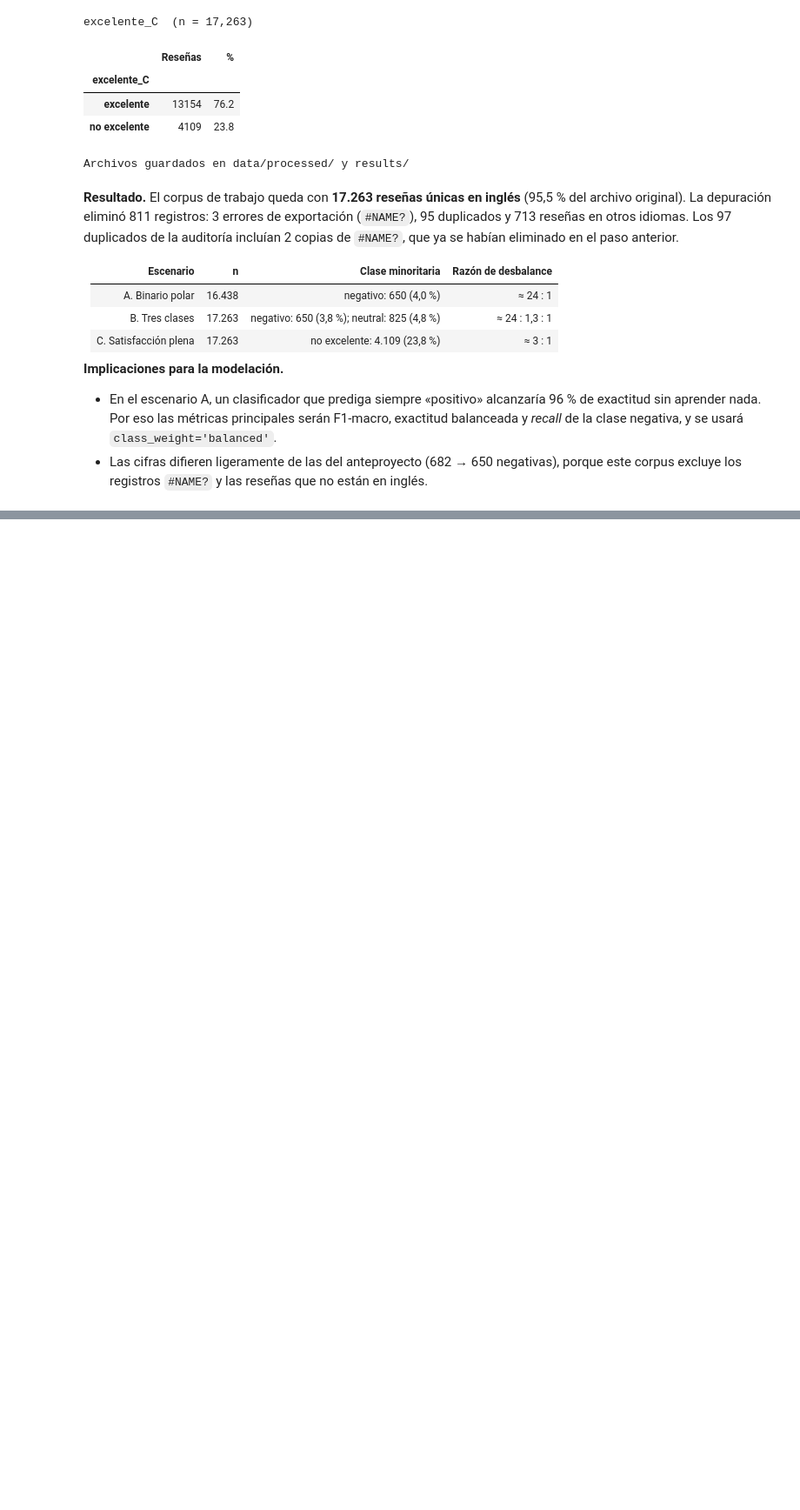
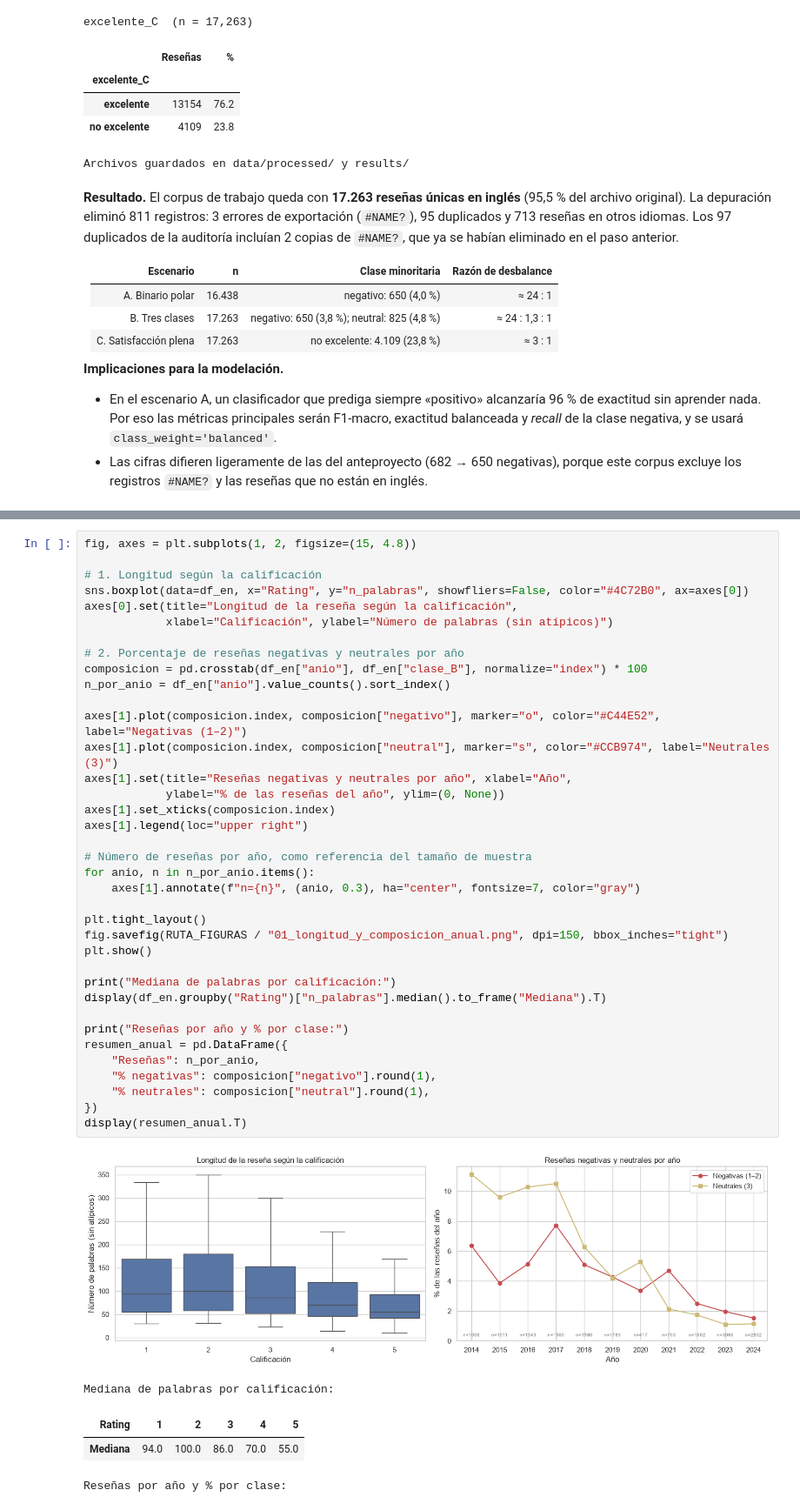
Before and after one commit to isabelmorales2108-ux/pln-luxuryhotels-sentimiento, a Jupyter notebook: notebooks/01_datos_y_exploracion.ipynb, the cells around one changed output, grey strips where cells are left out. Shown at 87% size. Cells and saved outputs as stored; diff of their text form; blank space fills up the shorter version.

```diff
--- a/notebooks/01_datos_y_exploracion.ipynb
+++ b/notebooks/01_datos_y_exploracion.ipynb
@@ -313,0 +330,43 @@ Archivos guardados en data/processed/ y results/
+# %%
+fig, axes = plt.subplots(1, 2, figsize=(15, 4.8))
+
+# 1. Longitud según la calificación
+sns.boxplot(data=df_en, x="Rating", y="n_palabras", showfliers=False, color="#4C72B0", ax=axes[0])
+axes[0].set(title="Longitud de la reseña según la calificación",
+            xlabel="Calificación", ylabel="Número de palabras (sin atípicos)")
+
+# 2. Porcentaje de reseñas negativas y neutrales por año
+composicion = pd.crosstab(df_en["anio"], df_en["clase_B"], normalize="index") * 100
+n_por_anio = df_en["anio"].value_counts().sort_index()
+
+axes[1].plot(composicion.index, composicion["negativo"], marker="o", color="#C44E52", label="Negativas (1–2)")
+axes[1].plot(composicion.index, composicion["neutral"], marker="s", color="#CCB974", label="Neutrales (3)")
+axes[1].set(title="Reseñas negativas y neutrales por año", xlabel="Año",
+            ylabel="% de las reseñas del año", ylim=(0, None))
+axes[1].set_xticks(composicion.index)
+axes[1].legend(loc="upper right")
+
+# Número de reseñas por año, como referencia del tamaño de muestra
+for anio, n in n_por_anio.items():
+    axes[1].annotate(f"n={n}", (anio, 0.3), ha="center", fontsize=7, color="gray")
+
+plt.tight_layout()
+fig.savefig(RUTA_FIGURAS / "01_longitud_y_composicion_anual.png", dpi=150, bbox_inches="tight")
+plt.show()
+
+print("Mediana de palabras por calificación:")
+display(df_en.groupby("Rating")["n_palabras"].median().to_frame("Mediana").T)
+
+print("Reseñas por año y % por clase:")
+resumen_anual = pd.DataFrame({
+    "Reseñas": n_por_anio,
+    "% negativas": composicion["negativo"].round(1),
+    "% neutrales": composicion["neutral"].round(1),
+})
+display(resumen_anual.T)
+# %% [output]
+[figure, added]
+Mediana de palabras por calificación:
+| Rating | 1 | 2 | 3 | 4 | 5 |
+| Mediana | 94.0 | 100.0 | 86.0 | 70.0 | 55.0 |
+Reseñas por año y % por clase:
```
Also changed, not shown: parts of 15 cells of this notebook, 9 other files.
